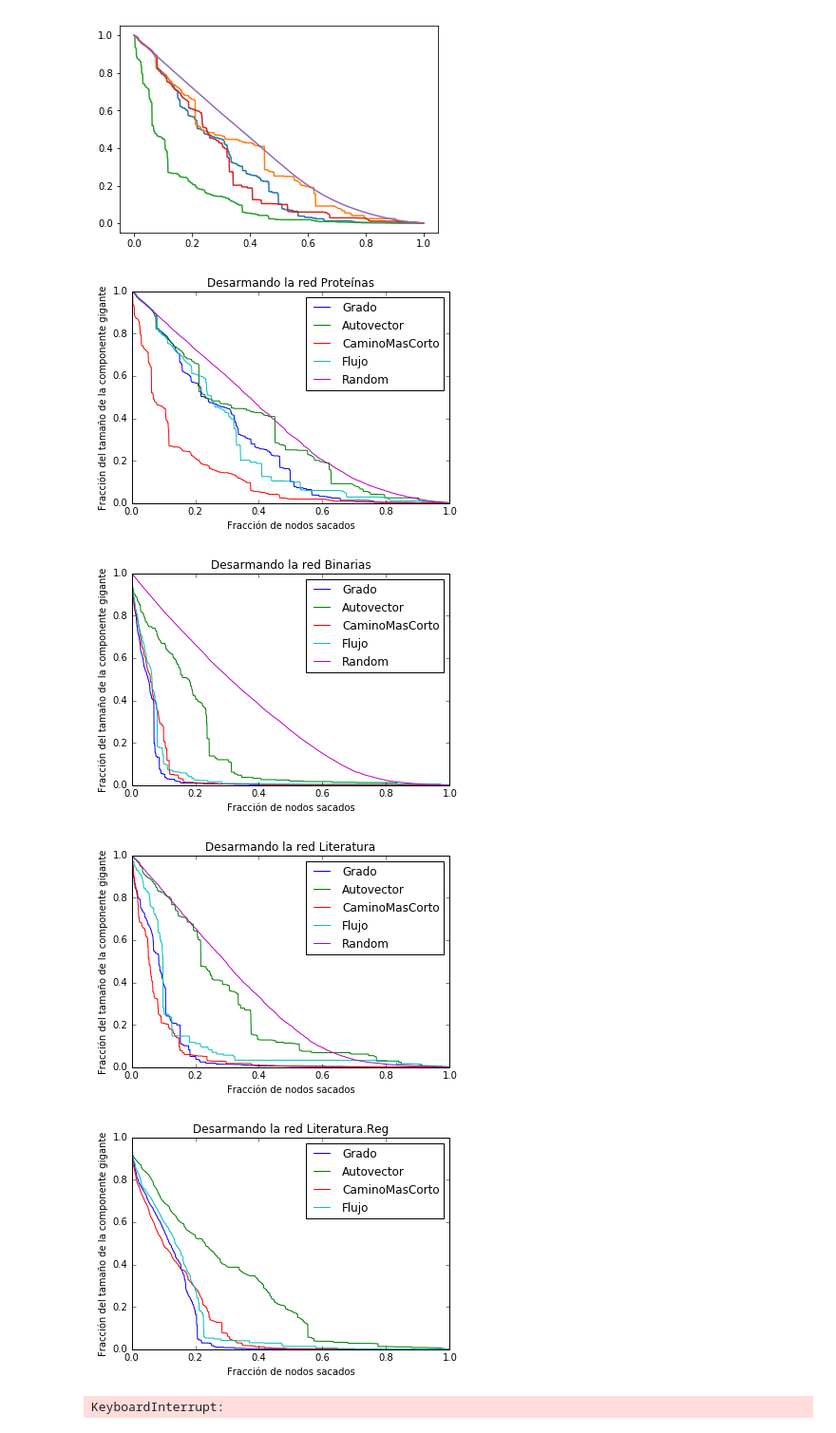
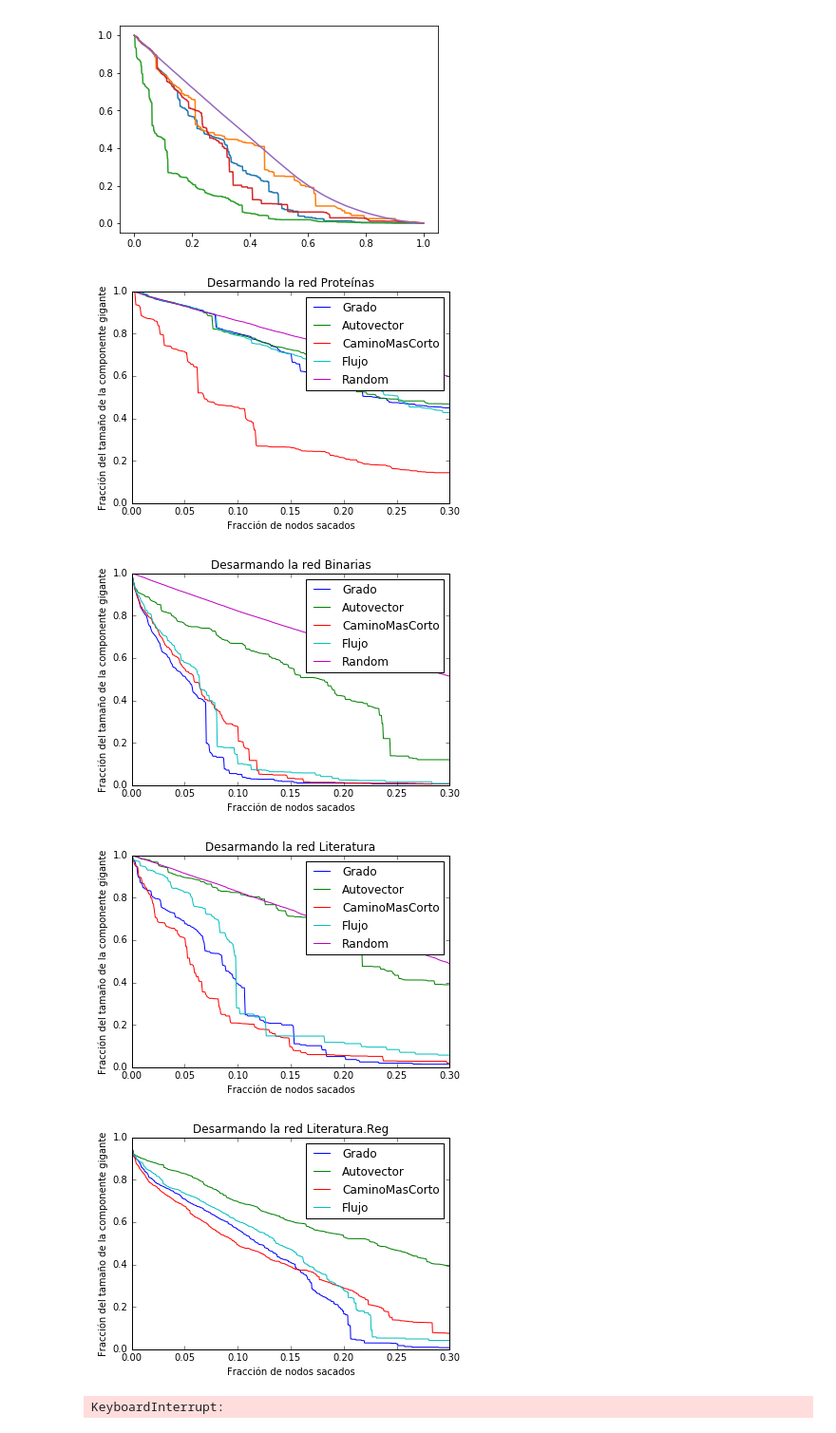
Before and after one commit to vms10/tp2, a Jupyter notebook: tp2.ipynb, the cells around one changed output. Shown: that part at 95% size. Drawn from its saved outputs; the diff is of its cells as text; code cells hidden in the pictures.

```diff
--- a/tp2.ipynb
+++ b/tp2.ipynb
@@ -320,7 +316,7 @@ def DemoliendoRedes(Grafo,NumeroDeNodos,Centralidad,iteraciones):
 
     return NnodosComponenteGigante, NodosQueSaco
 # %%
-Centralidades=["Grado","Autovector","CaminoMasCorto","Flujo"]
+Centralidades=["Grado","Autovector","CaminoMasCorto","Flujo", "Random"]
 Grafos=[G,G1,G2,G3]
 TamañoComponenteGigante=[Nnodos(G),Nnodos(G1),Nnodos(G2),Nnodos(G3)]
 # %%
@@ -434,57 +430,61 @@ for j in Centralidades:
     TodoG2.append(leetxt("DemoliendoRedes/G2_{}.txt".format(j)))
 
 TodoG3=[]
-for j in Centralidades:
+for j in Centralidades[:4]:
     TodoG3.append(leetxt("DemoliendoRedes/G3_{}.txt".format(j)))
 # %%
+plt.xlim(xmax=0.3)
 plt.plot(TodoG[0][1],TodoG[0][0],label="Grado")
 plt.plot(TodoG[1][1],TodoG[1][0], label="Autovector")
 plt.plot(TodoG[2][1],TodoG[2][0], label="CaminoMasCorto")
 plt.plot(TodoG[3][1],TodoG[3][0], label="Flujo")
-plt.plot(RandomG[1],RandomG[0], label="Random")
+plt.plot(TodoG[4][1],TodoG[4][0], label="Random")
 plt.legend()
 plt.title("Desarmando la red Proteínas")
 plt.xlabel("Fracción de nodos sacados")
 plt.ylabel("Fracción del tamaño de la componente gigante")
 plt.show()
 
+plt.xlim(xmax=0.3)
 plt.plot(TodoG1[0][1],TodoG1[0][0],label="Grado")
 plt.plot(TodoG1[1][1],TodoG1[1][0], label="Autovector")
 plt.plot(TodoG1[2][1],TodoG1[2][0], label="CaminoMasCorto")
 plt.plot(TodoG1[3][1],TodoG1[3][0], label="Flujo")
-plt.plot(RandomG1[1],RandomG1[0], label="Random")
+plt.plot(TodoG1[4][1],TodoG1[4][0], label="Random")
 plt.legend()
 plt.title("Desarmando la red Binarias")
 plt.xlabel("Fracción de nodos sacados")
 plt.ylabel("Fracción del tamaño de la componente gigante")
 plt.show()
 
+plt.xlim(xmax=0.3)
 plt.plot(TodoG2[0][1],TodoG2[0][0],label="Grado")
 plt.plot(TodoG2[1][1],TodoG2[1][0], label="Autovector")
 plt.plot(TodoG2[2][1],TodoG2[2][0], label="CaminoMasCorto")
 plt.plot(TodoG2[3][1],TodoG2[3][0], label="Flujo")
-plt.plot(RandomG2[1],RandomG2[0], label="Random")
+plt.plot(TodoG2[4][1],TodoG2[4][0], label="Random")
 plt.legend()
 plt.title("Desarmando la red Literatura")
 plt.xlabel("Fracción de nodos sacados")
 plt.ylabel("Fracción del tamaño de la componente gigante")
 plt.show()
 
+plt.xlim(xmax=0.3)
 plt.plot(TodoG3[0][1],TodoG3[0][0],label="Grado")
 plt.plot(TodoG3[1][1],TodoG3[1][0], label="Autovector")
 plt.plot(TodoG3[2][1],TodoG3[2][0], label="CaminoMasCorto")
 plt.plot(TodoG3[3][1],TodoG3[3][0], label="Flujo")
 # plt.plot(RandomG3[1],RandomG3[0], label="Random")
 plt.legend()
 plt.title("Desarmando la red Literatura.Reg")
 plt.xlabel("Fracción de nodos sacados")
 plt.ylabel("Fracción del tamaño de la componente gigante")
 plt.show()
 # %% [output]
-[figure, old version]
+[figure, new version]
-[figure, old version]
+[figure, new version]
-[figure, old version]
+[figure, new version]
-[figure, old version]
+[figure, new version]
 # %%
 RandomG=DemoliendoRedes(G,Nnodos(G),"Random",50)
 creartxt(RandomG[0],RandomG[1],"G_Random.txt")
```
Also changed, not shown: parts of 1 cell of this notebook.
